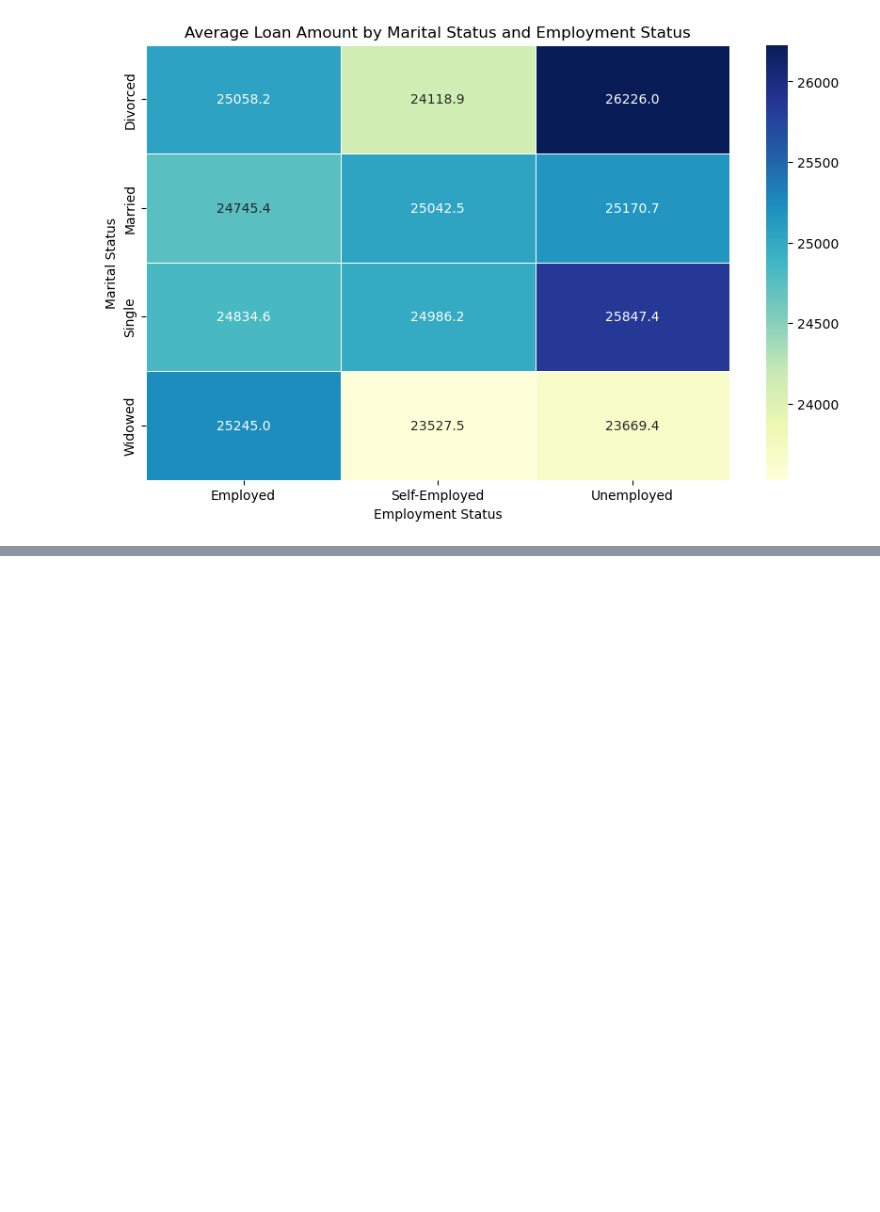
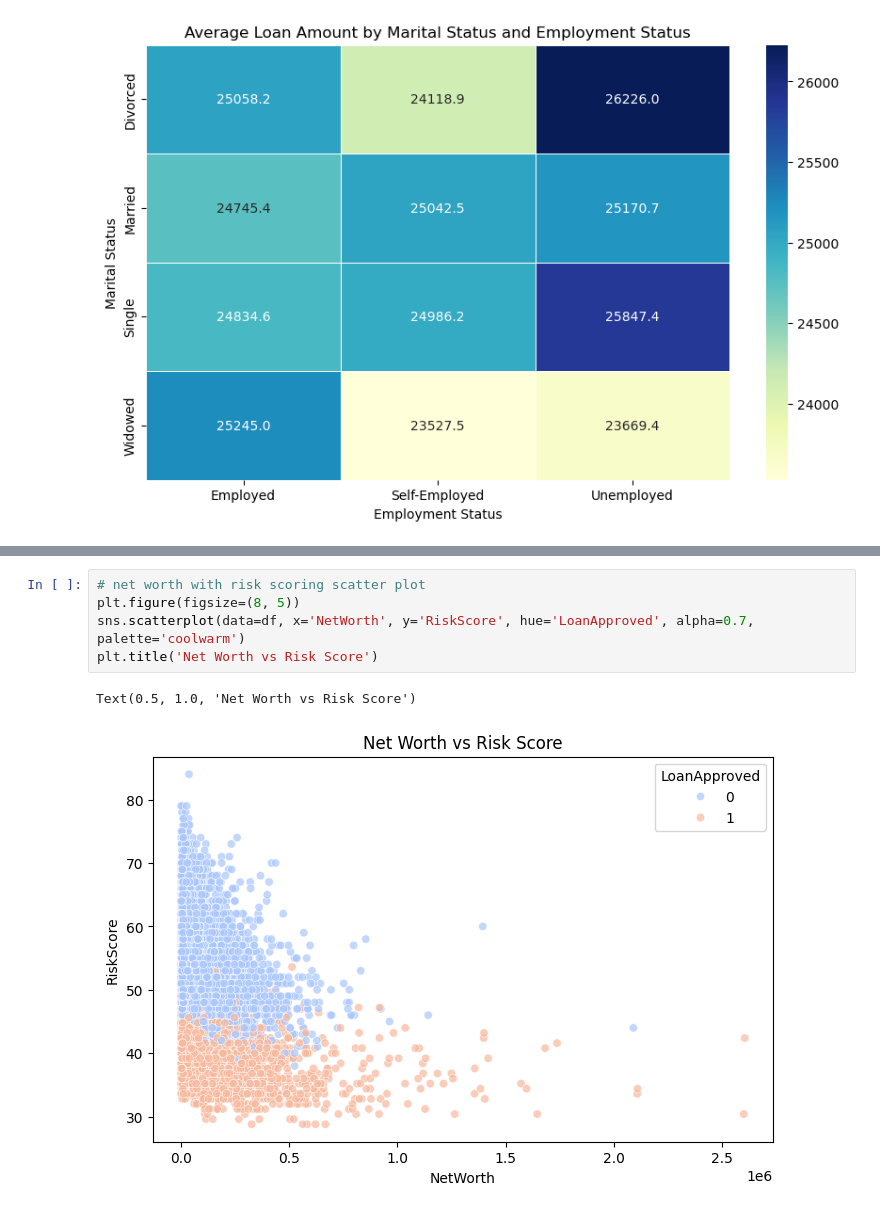
Before and after one commit to sreehari71198/financial-analysis, a Jupyter notebook: project.ipynb, the cells around one changed output, grey strips where cells are left out. Cells and saved outputs as stored; diff of their text form; blank space fills up the shorter version.

```diff
--- a/project.ipynb
+++ b/project.ipynb
@@ -227,0 +296,8 @@ plt.show()
+# %%
+# net worth with risk scoring scatter plot
+plt.figure(figsize=(8, 5))
+sns.scatterplot(data=df, x='NetWorth', y='RiskScore', hue='LoanApproved', alpha=0.7, palette='coolwarm')
+plt.title('Net Worth vs Risk Score')
+# %% [output]
+Text(0.5, 1.0, 'Net Worth vs Risk Score')
+[figure, added]
```
Also changed, not shown: parts of 10 cells of this notebook.
